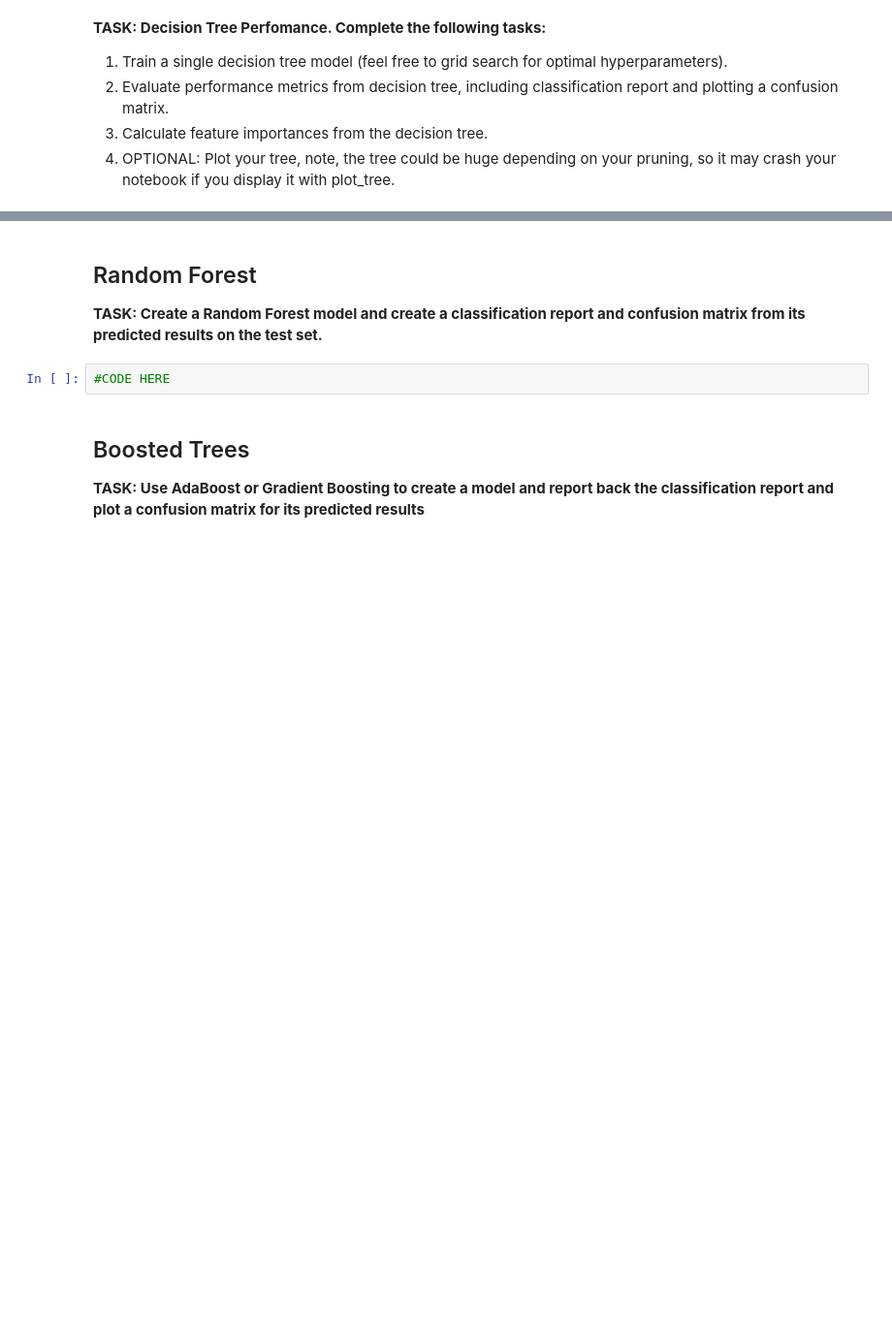
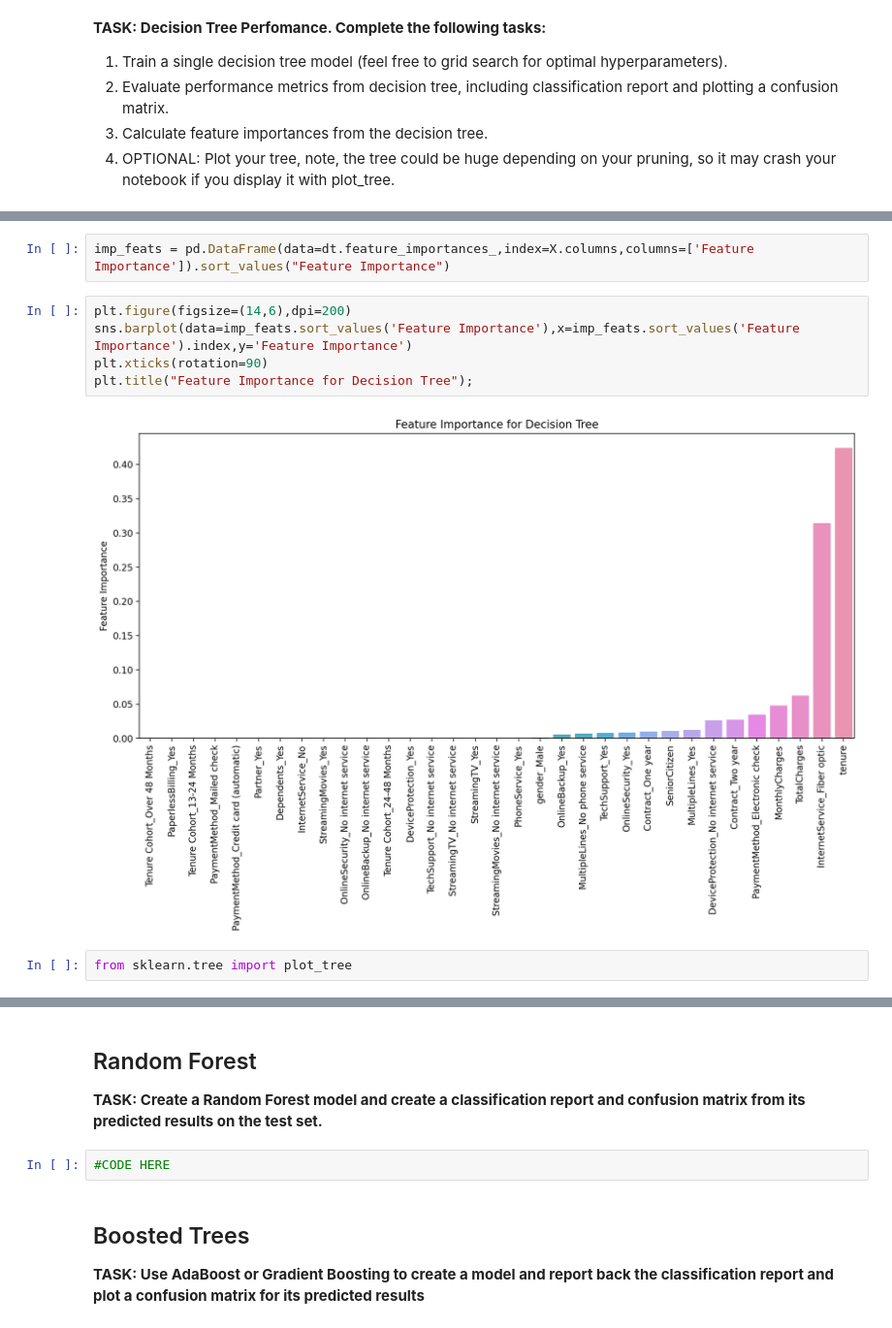
Before and after one commit to Basi10/Churn-Prediction-Model, a Jupyter notebook: 00-Sup-Learning-Capstone-Tree-Methods .ipynb, the cells around one changed output, grey strips where cells are left out. Shown at 97% size. Cells and saved outputs as stored; diff of their text form; blank space fills up the shorter version.

```diff
--- a/00-Sup-Learning-Capstone-Tree-Methods .ipynb
+++ b/00-Sup-Learning-Capstone-Tree-Methods .ipynb
@@ -320,0 +357,11 @@ sns.catplot(data=df,x='Tenure Cohort',hue='Churn',kind='count',
+# %%
+imp_feats = pd.DataFrame(data=dt.feature_importances_,index=X.columns,columns=['Feature Importance']).sort_values("Feature Importance")
+# %%
+plt.figure(figsize=(14,6),dpi=200)
+sns.barplot(data=imp_feats.sort_values('Feature Importance'),x=imp_feats.sort_values('Feature Importance').index,y='Feature Importance')
+plt.xticks(rotation=90)
+plt.title("Feature Importance for Decision Tree");
+# %% [output]
+[figure, added]
+# %%
+from sklearn.tree import plot_tree
```
Also changed, not shown: parts of 15 cells of this notebook.
